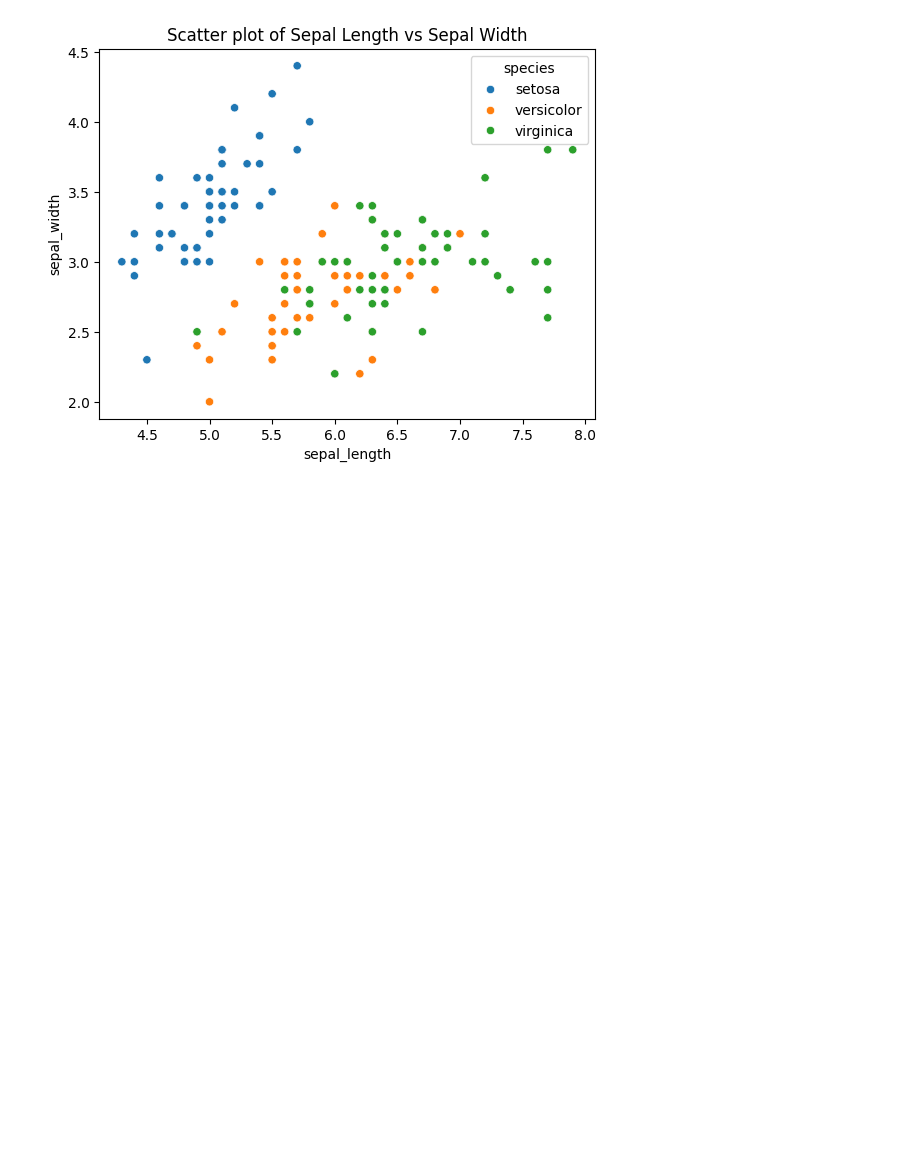
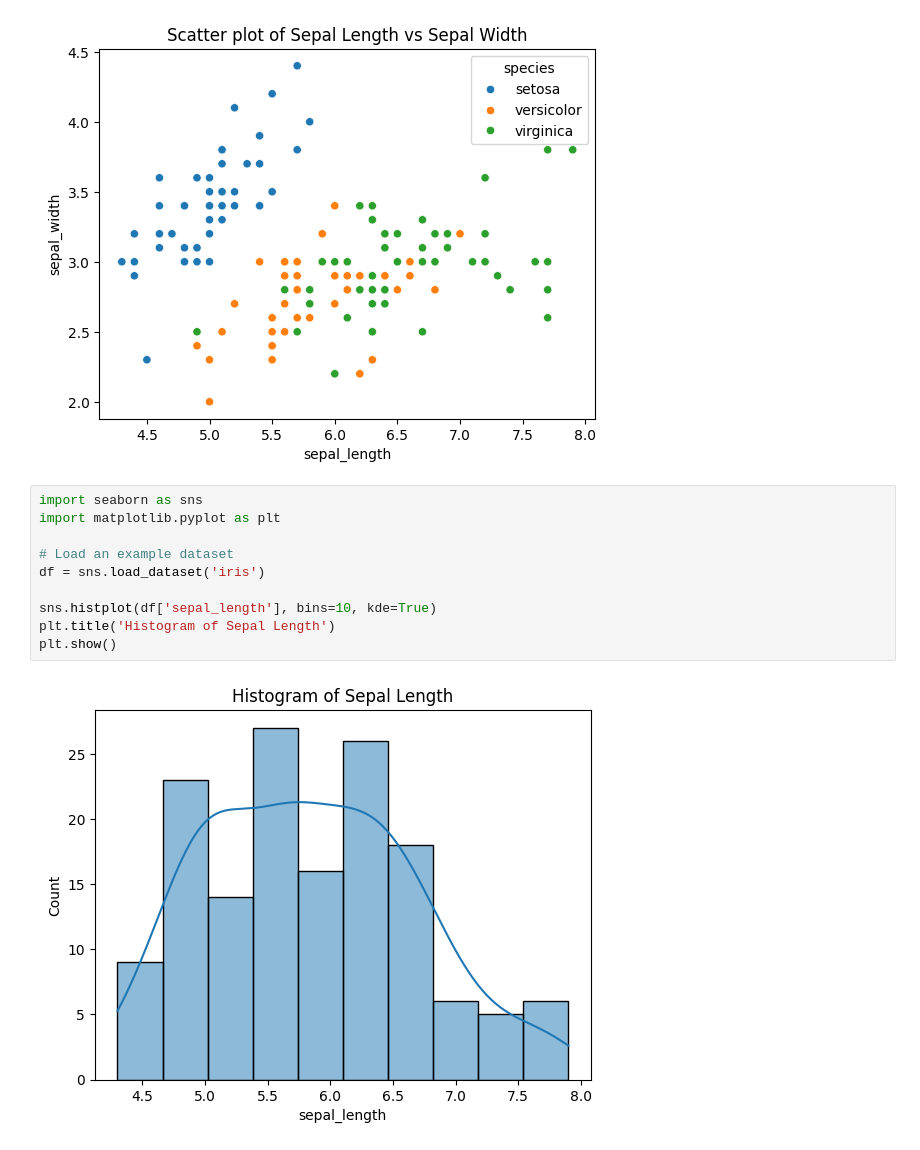
Before and after one commit to MohdSiddiq12/Python-exercise, a Jupyter notebook: day10/advanced.ipynb, the cells around one changed output. Saved outputs shown, nothing was run; the diff lists cells and outputs as text; blank space fills up the shorter version.

```diff
--- a/day10/advanced.ipynb
+++ b/day10/advanced.ipynb
@@ -49,3 +49,15 @@ plt.title('Scatter plot of Sepal Length vs Sepal Width')
 plt.show()
 # %% [output]
 [figure]
+# %%
+import seaborn as sns
+import matplotlib.pyplot as plt
+
+# Load an example dataset
+df = sns.load_dataset('iris')
+
+sns.histplot(df['sepal_length'], bins=10, kde=True)
+plt.title('Histogram of Sepal Length')
+plt.show()
+# %% [output]
+[figure, added]
```
